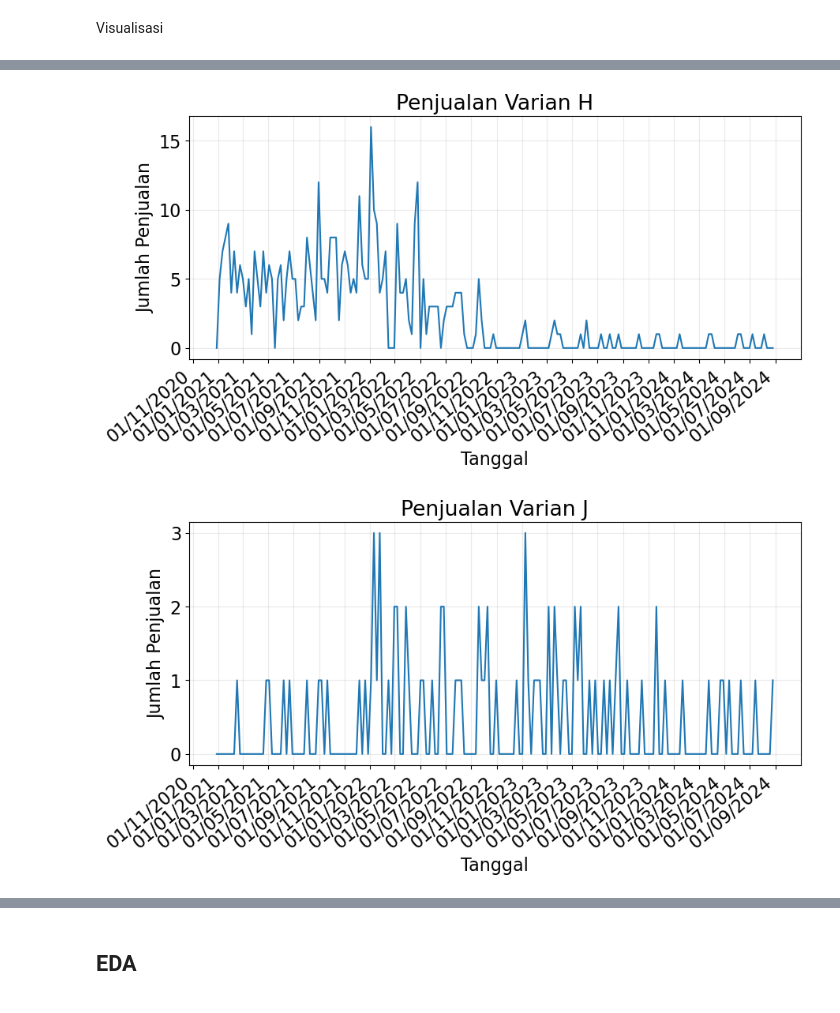
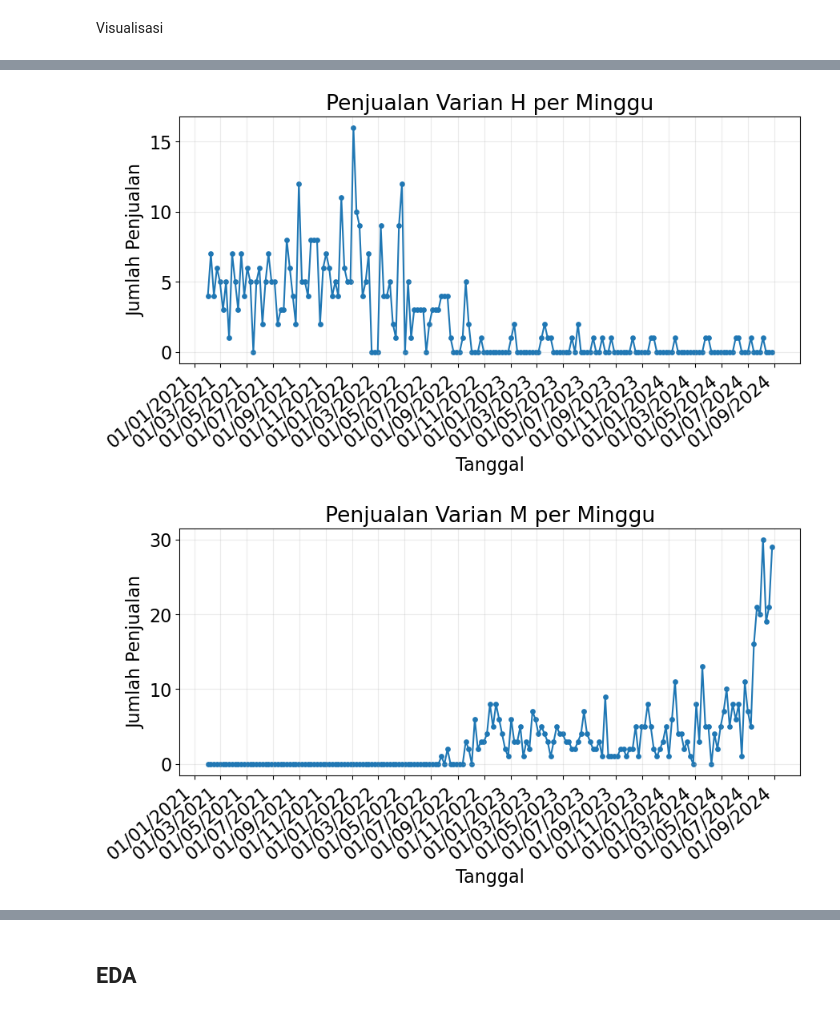
Before and after one commit to anajesset/tugas-akhirr, a Jupyter notebook: exploration_02.ipynb, the cells around one changed output, grey strips where cells are left out. Saved outputs shown, nothing was run; the diff lists cells and outputs as text; code cells hidden in the pictures.

```diff
--- a/exploration_02.ipynb
+++ b/exploration_02.ipynb
@@ -214,14 +217,19 @@ df_cdb_week
 Visualisasi
 # %%
 varian_mapping = {0: "E", 1: "G", 2: "H", 3: "J", 4: "L", 5: "M"}
-df_cdb_enc["Varian Label"] = df_cdb_enc["initial Varian Plus"].map(varian_mapping)
 
-df_weekly_varian = df_cdb_enc.groupby(["Year", "Week", "Varian Label"]).size().unstack(fill_value=0).reset_index()
-df_weekly_varian["Date"] = pd.to_datetime(df_weekly_varian["Year"].astype(str) + df_weekly_varian["Week"].astype(str) + '1', format='%G%V%w')
+df_weekly_varian = df_cdb_week[["Year", "Week", 0, 1, 2, 3, 4, 5]].copy()
+df_weekly_varian = df_weekly_varian.melt(id_vars=["Year", "Week"], var_name="Varian Label", value_name="Sales")
 
-for varian in ["E", "G", "H", "J", "L", "M"]:
-    if varian in df_weekly_varian.columns:
-        plot_time_series(df_weekly_varian["Date"], df_weekly_varian[varian],
-                         xlabel="Tanggal", ylabel="Jumlah Penjualan",
-                         title=f"Penjualan Varian {varian}")
+df_weekly_varian["Varian"] = df_weekly_varian["Varian Label"].map(varian_mapping)
+df_weekly_varian = df_weekly_varian.drop(columns=["Varian Label"])
+
+df_weekly_varian["Date"] = df_weekly_varian.apply(lambda row: pd.Timestamp.fromisocalendar(row["Year"], row["Week"], 1), axis=1)
+df_weekly_varian = df_weekly_varian.sort_values(by=["Date"])
+
+for varian in df_weekly_varian["Varian"].unique():
+    df_varian = df_weekly_varian[df_weekly_varian["Varian"] == varian]
+    plot_time_series(df_varian["Date"], df_varian["Sales"],
+                     xlabel="Tanggal", ylabel="Jumlah Penjualan",
+                     title=f"Penjualan Varian {varian} per Minggu")
 # %% [output]
@@ -230,2 +238,2 @@ for varian in ["E", "G", "H", "J", "L", "M"]:
-[figure, old version]
+[figure, new version]
-[figure, old version]
+[figure, new version]
```
Also changed, not shown: parts of 41 cells of this notebook, 2 other files.
